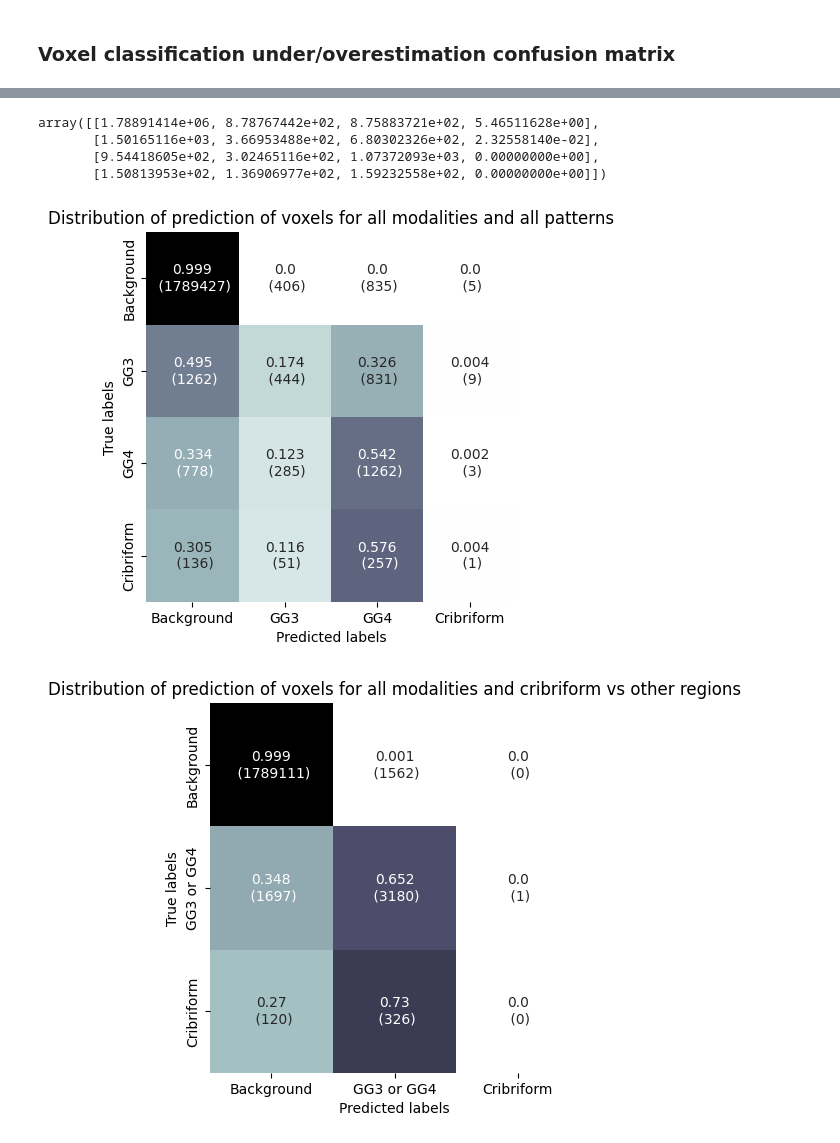
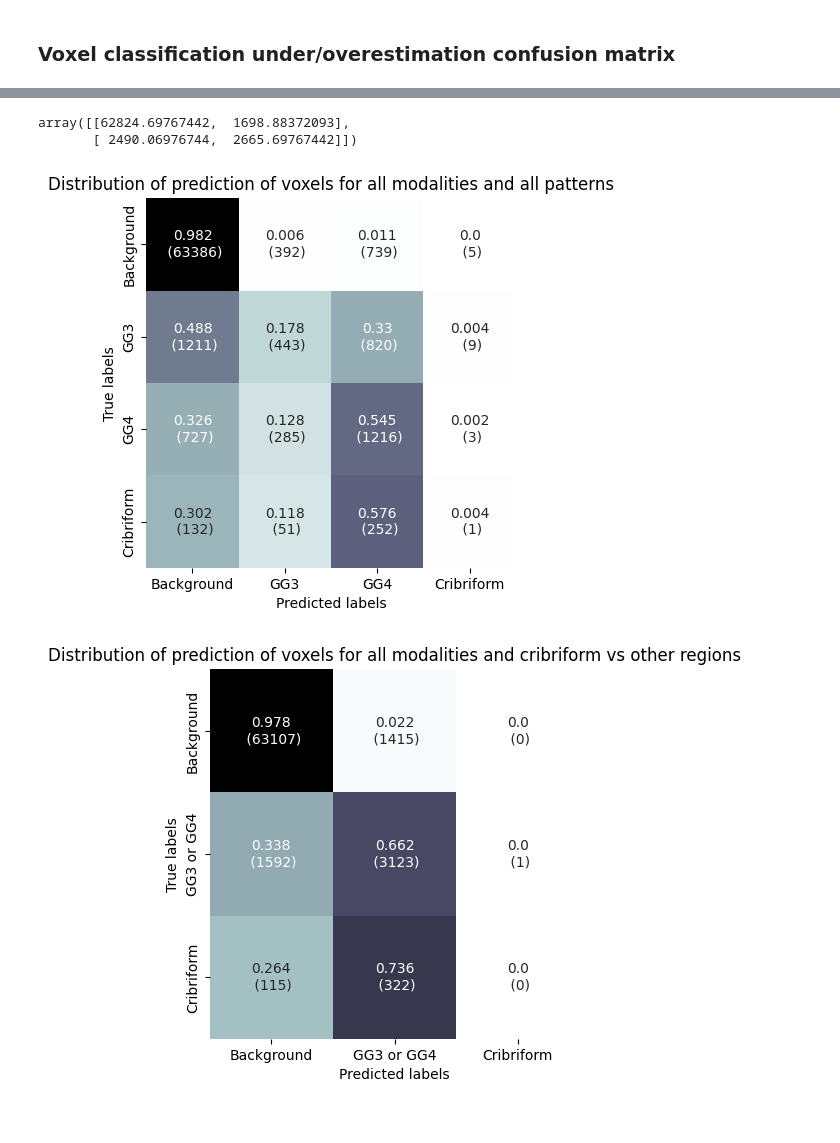
Before and after one commit to Looqes/pca_thesis_project, a Jupyter notebook: evaluation/confusionmatrix.ipynb, the cells around one changed output, grey strips where cells are left out. Drawn from its saved outputs; the diff is of its cells as text; code cells hidden in the pictures.

```diff
--- a/evaluation/confusionmatrix.ipynb
+++ b/evaluation/confusionmatrix.ipynb
@@ -24,6 +24,7 @@ def create_averaged_confusion_matrix(dataset,
     path_to_evaluation_data = f"./contours_compare_{test_or_validation}/{dataset}"
     path_to_ground_truths = f"{path_to_evaluation_data}/ground_truth"
     path_to_model_predictions = f"{path_to_evaluation_data}/model_output"
+    path_to_prostate_delineations = f"{path_to_evaluation_data}/downscaled_prostate_delineations"
 
     # (4, 4) if you want to include background classifications and predictions
     output_cm = np.zeros(output_shape)
@@ -47,12 +48,20 @@ def create_averaged_confusion_matrix(dataset,
             # print(patient_file[:10])
             gt = sitk.ReadImage(f"{path_to_ground_truths}/{patient_file}")
             mp = sitk.ReadImage(f"{path_to_model_predictions}/{patient_file}")
+            prostate_delin = sitk.ReadImage(f"{path_to_prostate_delineations}/{patient_file}")
 
             gt = sitk.GetArrayFromImage(gt)
             mp = sitk.GetArrayFromImage(mp)
+            prostate_delin = sitk.GetArrayFromImage(prostate_delin)
 
             gt = gt.flatten()
             mp = mp.flatten()
+            prostate_delin = prostate_delin.flatten()
+
+            # Only count voxels in the prostate to prevent bloating of background
+            # Use only voxels that are classified as prostate in the prostate delineation
+            gt = gt[prostate_delin != 0]
+            mp = mp[prostate_delin != 0]
 
             cm = confusion_matrix(gt, mp, labels = voxel_labels)
 
@@ -113,6 +122,7 @@ def create_averaged_confusion_matrix_foreground_background(dataset):
     path_to_evaluation_data = f"./contours_compare_{test_or_validation}/{dataset}"
     path_to_ground_truths = f"{path_to_evaluation_data}/ground_truth"
     path_to_model_predictions = f"{path_to_evaluation_data}/model_output"
+    path_to_prostate_delineations = f"{path_to_evaluation_data}/downscaled_prostate_delineations"
 
     # output is always of shape (2, 2) as there is only distinguishing between foreground and background
     output_cm = np.zeros((2, 2))
@@ -125,12 +135,20 @@ def create_averaged_confusion_matrix_foreground_background(dataset):
             # print(patient_file[:10])
             gt = sitk.ReadImage(f"{path_to_ground_truths}/{patient_file}")
             mp = sitk.ReadImage(f"{path_to_model_predictions}/{patient_file}")
+            prostate_delin = sitk.ReadImage(f"{path_to_prostate_delineations}/{patient_file}")
 
             gt = sitk.GetArrayFromImage(gt)
             mp = sitk.GetArrayFromImage(mp)
+            prostate_delin = sitk.GetArrayFromImage(prostate_delin)
 
             gt = gt.flatten()
             mp = mp.flatten()
+            prostate_delin = prostate_delin.flatten()
+
+            # Only count voxels in the prostate to prevent bloating of background
+            # Use only voxels that are classified as prostate in the prostate delineation
+            gt = gt[prostate_delin != 0]
+            mp = mp[prostate_delin != 0]
 
             # Transform both delineations in to binary ones, distinguishing only
             # between foreground (lesion) and background (no lesion)
@@ -142,8 +160,10 @@ def create_averaged_confusion_matrix_foreground_background(dataset):
             output_cm += cm
 
     print("total number of cases:", num_cases)
+    print("final cm : \n", output_cm)
+    output_cm = output_cm/num_cases
     print("final cm averaged over patients: \n", output_cm)
-    output_cm = output_cm/num_cases
+    print()
 
     return output_cm
 
@@ -204,17 +243,15 @@ cribriform_only_cm_foreground_background
 adc_only_cm_foreground_background
 perf_only_cm_foreground_background
 # %% [output]
-array([[1.78891414e+06, 8.78767442e+02, 8.75883721e+02, 5.46511628e+00],
-       [1.50165116e+03, 3.66953488e+02, 6.80302326e+02, 2.32558140e-02],
-       [9.54418605e+02, 3.02465116e+02, 1.07372093e+03, 0.00000000e+00],
-       [1.50813953e+02, 1.36906977e+02, 1.59232558e+02, 0.00000000e+00]])
+array([[62824.69767442,  1698.88372093],
+       [ 2490.06976744,  2665.69767442]])
 # %%
 cm_label_tuples = [
     (all_modalities_cm, ["Background", "GG3", "GG4", "Cribriform"],
         "Distribution of prediction of voxels for all modalities and all patterns"),
     (gg3gg4_combined_cm, ["Background", "GG3 or GG4", "Cribriform"],
         "Distribution of prediction of voxels for all modalities and cribriform vs other regions"),
-    (cribriform_only_cm, ["Background', Cribriform"],
+    (cribriform_only_cm, ["Background", "Cribriform"],
         "Distribution of prediction of voxels for all modalities and for just cribriform regions"),
     (adc_only_cm, ["Background", "GG3", "GG4", "Cribriform"],
         "Distribution of prediction of voxels for t2 and adc modalities and all patterns"),
@@ -223,34 +260,34 @@ cm_label_tuples = [
     (all_modalities_cm_foreground_background, ["Background", "Foreground"],
         "Distribution of prediction of foreground/background voxels for all modalities and all patterns"),
     (gg3gg4_combined_cm_foreground_background, ["Background", "Foreground"],
         "Distribution of prediction of foreground/background voxels for all modalities and cribriform vs other regions"),
-    (cribriform_only_cm_foreground_background, ["Background', Foreground"],
+    (cribriform_only_cm_foreground_background, ["Background", "Foreground"],
         "Distribution of prediction of foreground/background voxels for all modalities and for just cribriform regions"),
     (adc_only_cm_foreground_background, ["Background", "Foreground"],
         "Distribution of prediction of foreground/background voxels for t2 and adc modalities and all patterns"),
     (perf_only_cm_foreground_background, ["Background", "Foreground"],
         "Distribution of prediction of foreground/background voxels for t2 and perfusion modalities and all patterns"),
 
 ]
 
 for cm, labels, description in cm_label_tuples:
     # print(cm, labels)
     normalized_cm, annotations = normalize_and_create_annotations(cm)
     sns.heatmap(normalized_cm,
                 xticklabels = labels,
                 yticklabels = labels,
                 annot = annotations,
                 fmt = '',
                 cbar = False,
                 square = True,
                 cmap = "bone_r")
 
     plt.xlabel("Predicted labels")
     plt.ylabel("True labels")
     plt.title(f"{description}")
 
     plt.show()
 # %% [output]
-[figure, old version]
+[figure, new version]
-[figure, old version]
+[figure, new version]
 [figure]
```
Also changed, not shown: parts of 3 cells of this notebook.
